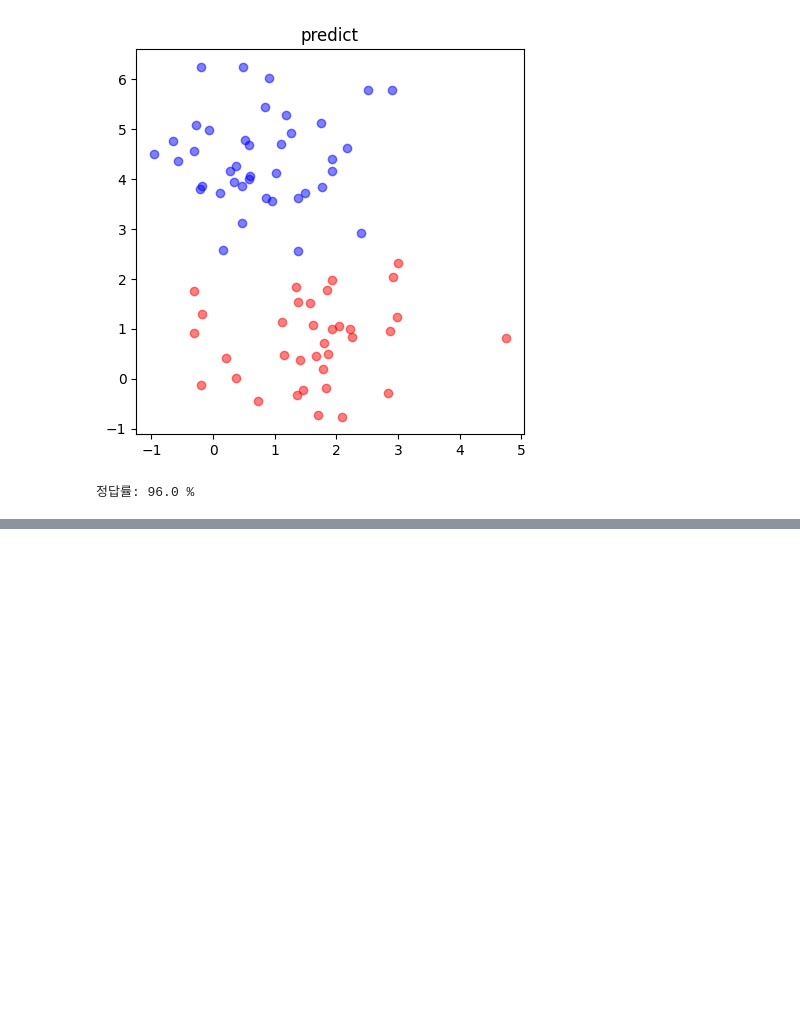
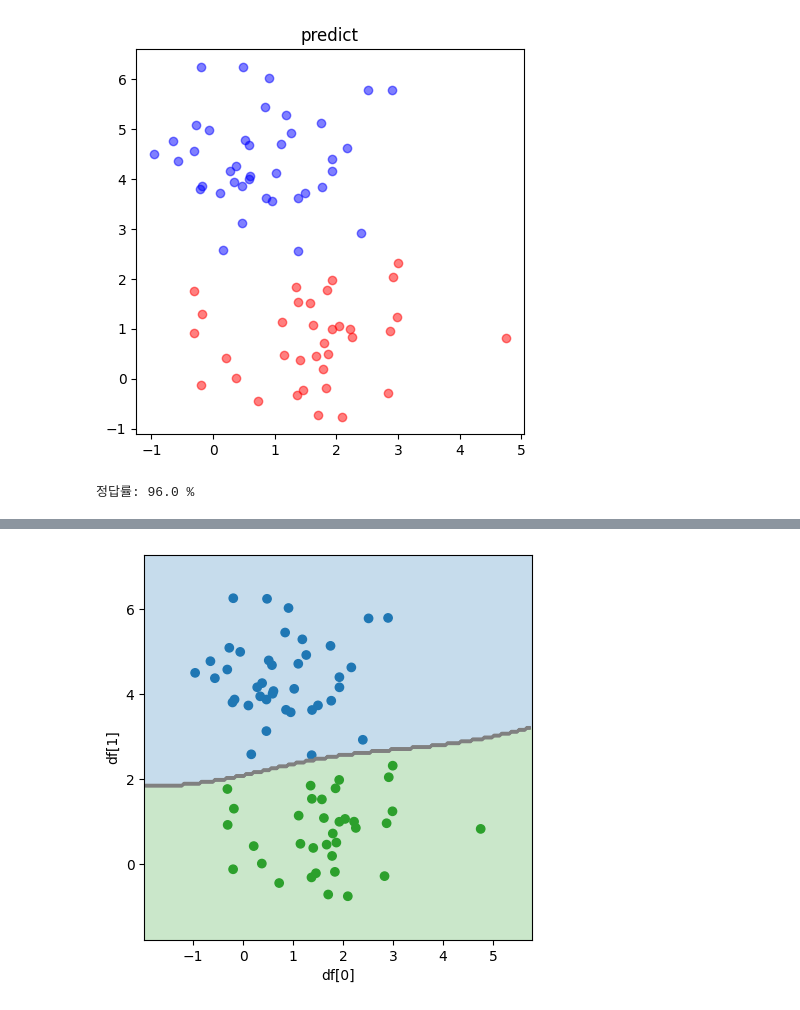
Before and after one commit to thekaszsz/ML_book, a Jupyter notebook: ML_Test.ipynb, the cells around one changed output, grey strips where cells are left out. Cells and saved outputs as stored; diff of their text form; code cells hidden in the pictures; blank space fills up the shorter version.

```diff
--- a/ML_Test.ipynb
+++ b/ML_Test.ipynb
@@ -97,0 +175,4 @@ print('정답률:', score*100,'%')
+# %%
+plot_boundary(model,df[0],df[1],pred,'df[0]','df[1]')
+# %% [output]
+[figure, added]
```
Also changed, not shown: parts of 8 cells of this notebook.
